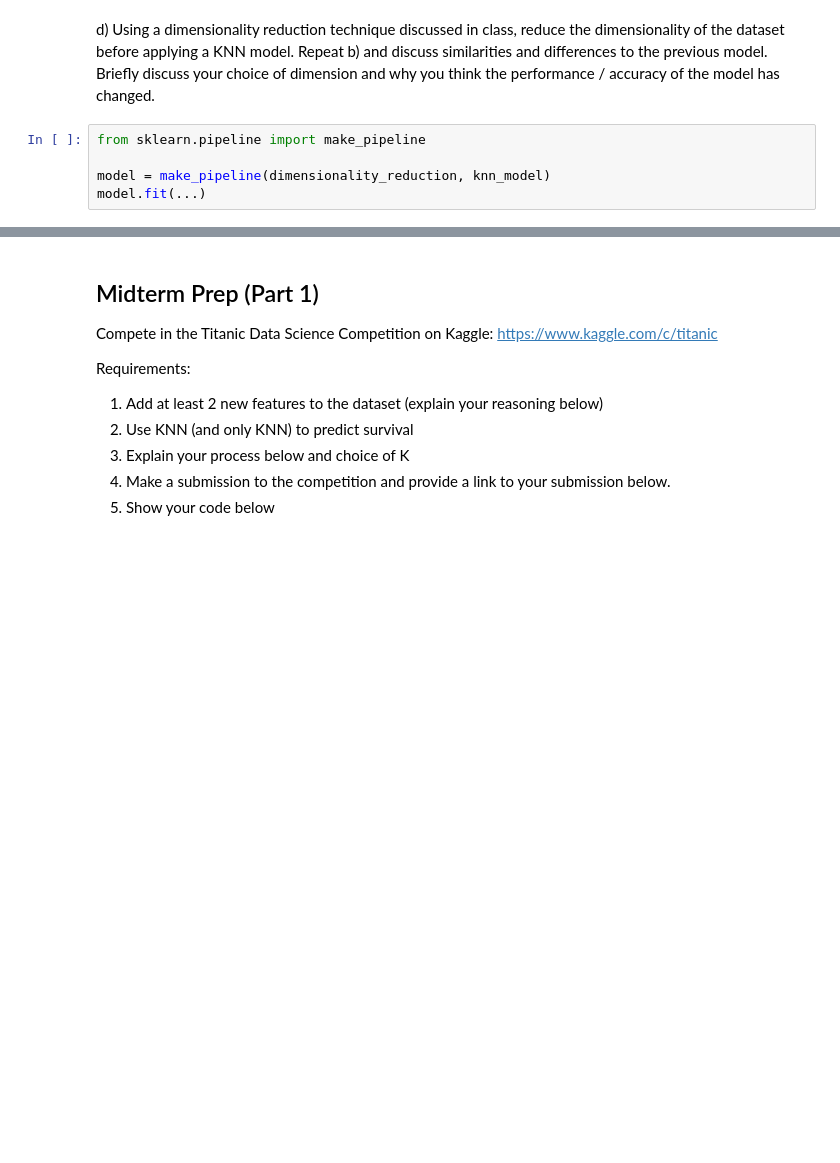
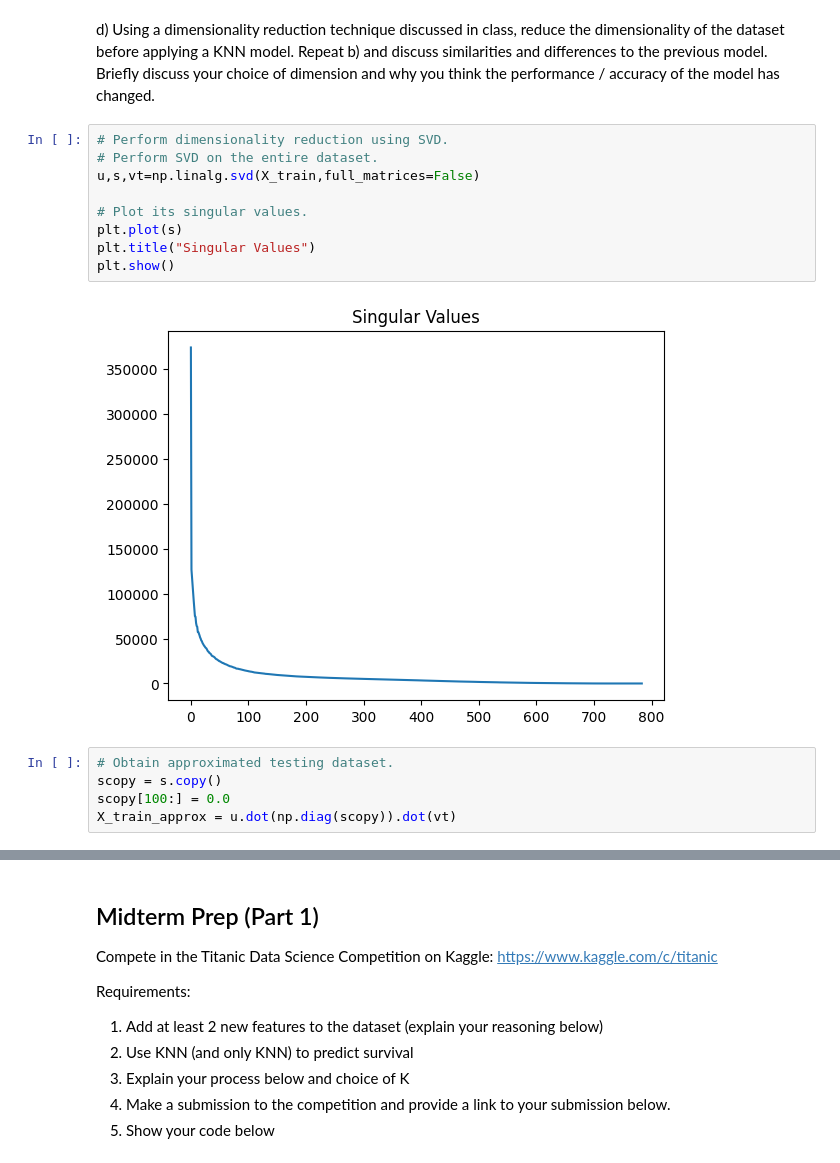
Before and after one commit to kbbtan/Data-Science-Fundamentals, a Jupyter notebook: lecture_12/worksheet_12.ipynb, the cells around one changed output, grey strips where cells are left out. Cells and saved outputs as stored; diff of their text form; blank space fills up the shorter version.

```diff
--- a/lecture_12/worksheet_12.ipynb
+++ b/lecture_12/worksheet_12.ipynb
@@ -315,8 +315,19 @@ plt.show()
 [figure]
 # %% [markdown]
 d) Using a dimensionality reduction technique discussed in class, reduce the dimensionality of the dataset before applying a KNN model. Repeat b) and discuss similarities and differences to the previous model. Briefly discuss your choice of dimension and why you think the performance / accuracy of the model has changed.
-# %%
-from sklearn.pipeline import make_pipeline
-
-model = make_pipeline(dimensionality_reduction, knn_model)
-model.fit(...)
+# %%
+# Perform dimensionality reduction using SVD.
+# Perform SVD on the entire dataset.
+u,s,vt=np.linalg.svd(X_train,full_matrices=False)
+
+# Plot its singular values.
+plt.plot(s)
+plt.title("Singular Values")
+plt.show()
+# %% [output]
+[figure, added]
+# %%
+# Obtain approximated testing dataset.
+scopy = s.copy()
+scopy[100:] = 0.0
+X_train_approx = u.dot(np.diag(scopy)).dot(vt)
```
Also changed, not shown: parts of 3 cells of this notebook.
